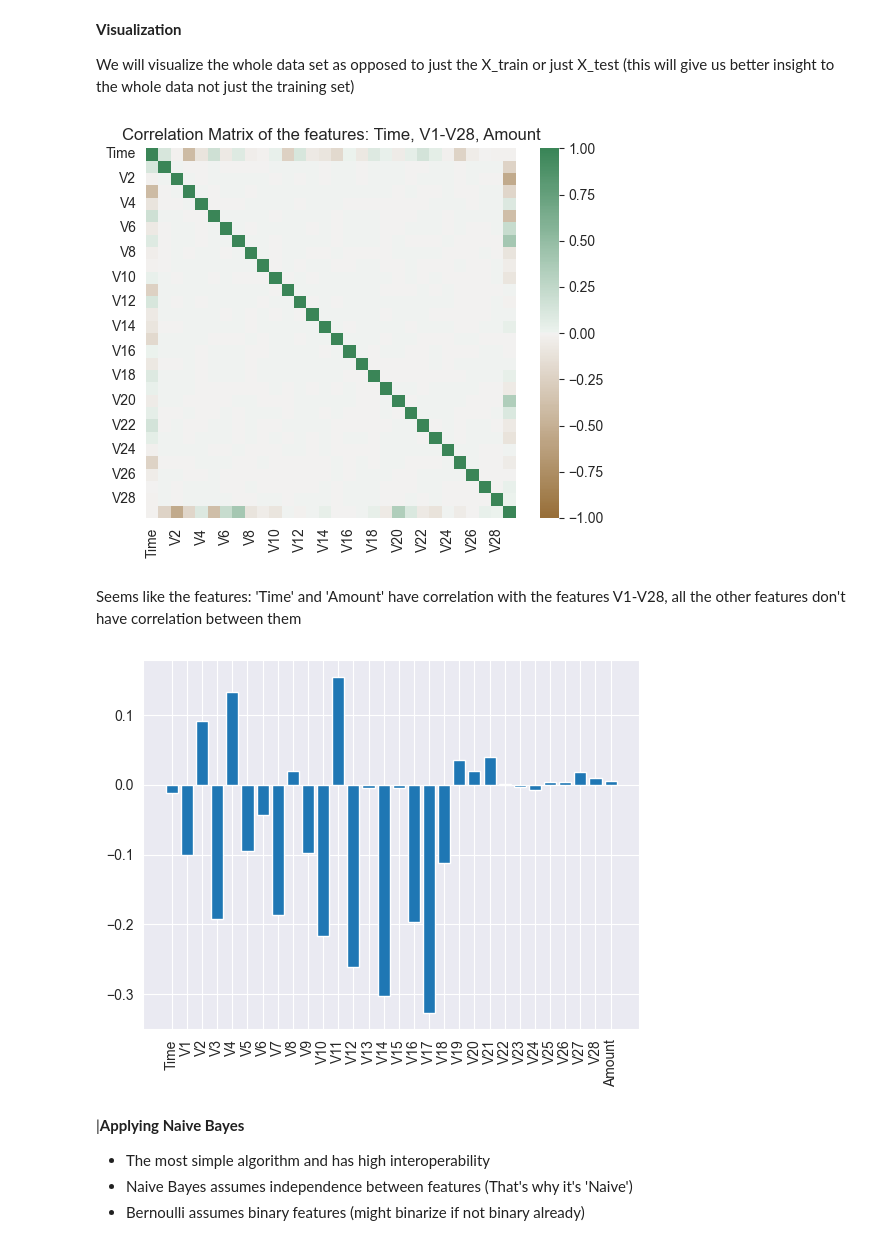
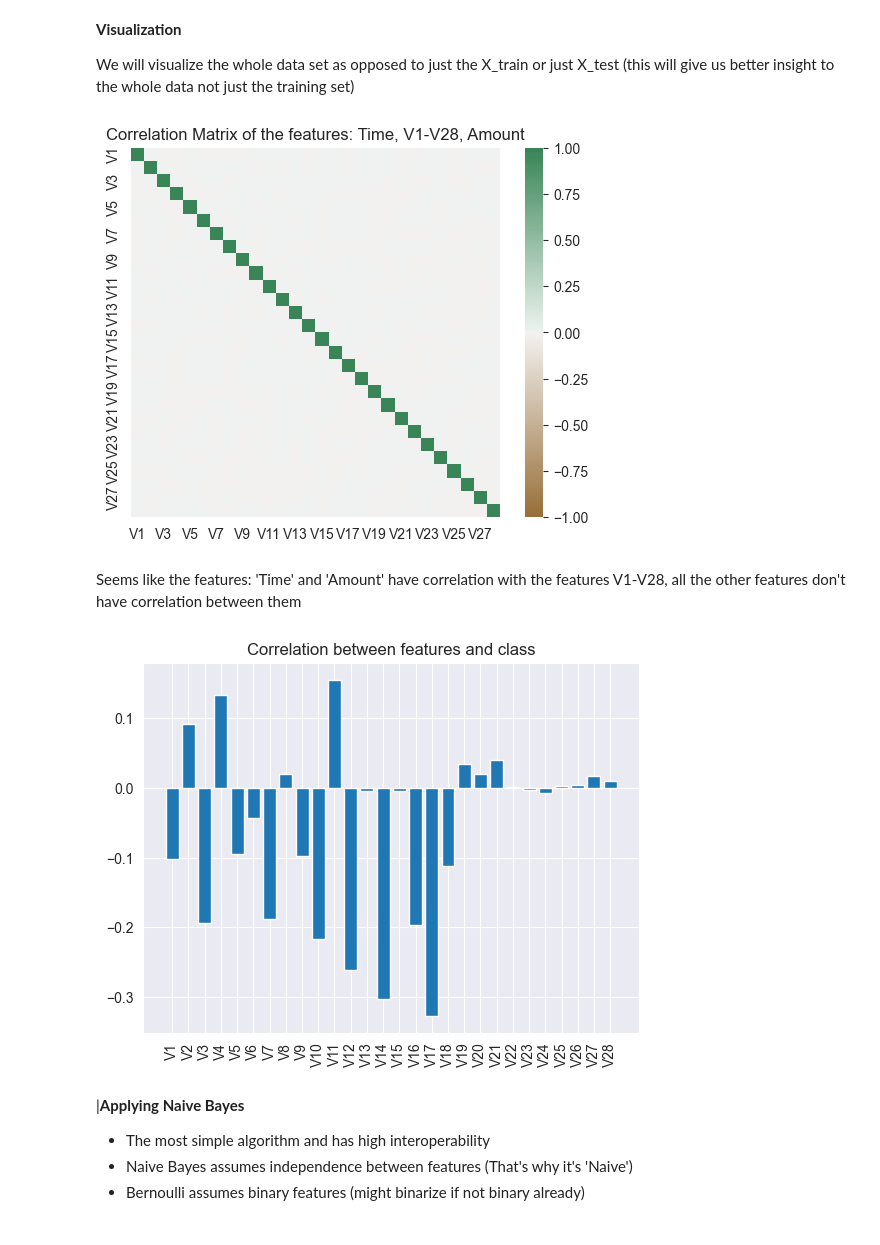
Before and after one commit to Freac231/Credit-Card-Fraud-Detection, a Jupyter notebook: fraud_detection.ipynb, the cells around one changed output. Cells and saved outputs as stored; diff of their text form; code cells hidden in the pictures.

```diff
--- a/fraud_detection.ipynb
+++ b/fraud_detection.ipynb
@@ -36,7 +35,9 @@ data_raw
 from sklearn.preprocessing import StandardScaler
 
 data_raw['Amount'] = StandardScaler().fit_transform(data_raw[['Amount']])
-data_raw['Time'] = StandardScaler().fit_transform(data_raw[['Time']])
+# data_raw['Time'] = StandardScaler().fit_transform(data_raw[['Time']])
+
+data_raw = data_raw.drop(['Time', 'Amount'], axis=1)
 
 X = data_raw.iloc[:, :-1]
 y = data_raw.iloc[:, -1]
@@ -61,18 +62,19 @@ axis_corr = sns.heatmap(
 plt.title("Correlation Matrix of the features: Time, V1-V28, Amount")
 plt.show()
 # %% [output]
-[figure, old version]
+[figure, new version]
 # %% [markdown]
 Seems like the features: 'Time' and 'Amount' have correlation with the features V1-V28,
 all the other features don't have correlation between them
 # %%
 corr_matrix_with_target = data_raw.corrwith(data_raw["Class"]).drop('Class') ## drop 'Class' because corr is 1
 
 plt.bar(corr_matrix_with_target.index, corr_matrix_with_target)
 plt.xticks(rotation=90)
+plt.title("Correlation between features and class")
 plt.show()
 # %% [output]
-[figure, old version]
+[figure, new version]
 # %% [markdown]
 |**Applying Naive Bayes**
 - The most simple algorithm and has high interoperability
```
Also changed, not shown: parts of 14 cells of this notebook, 10 other files.
